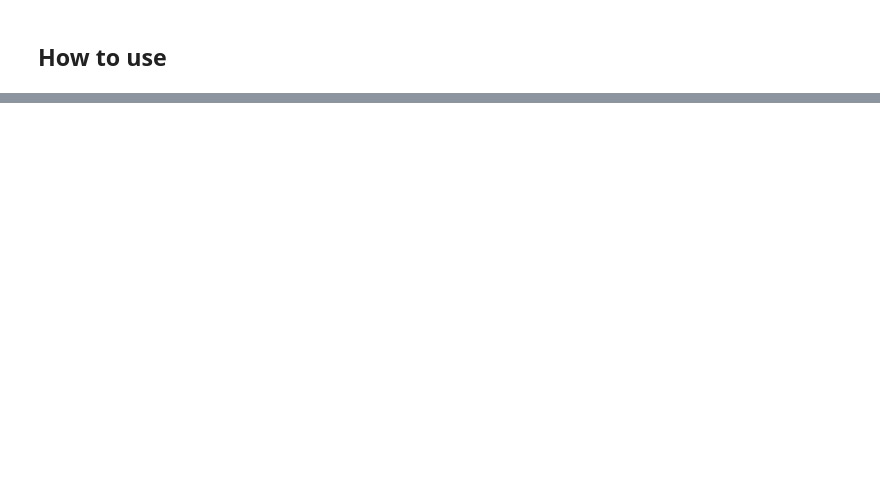
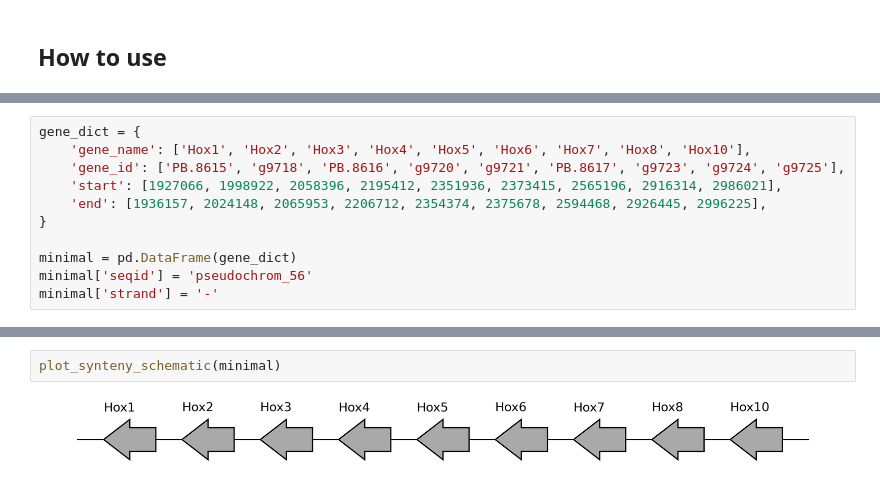
Before and after one commit to galicae/geneorder, a Jupyter notebook: nbs/index.ipynb, the cells around one changed output, grey strips where cells are left out. Drawn from its saved outputs; the diff is of its cells as text; blank space fills up the shorter version.

```diff
--- a/nbs/index.ipynb
+++ b/nbs/index.ipynb
@@ -59,0 +56,11 @@ The most basic `geneorder` use case is when you have a list of genes that are co
+# %%
+gene_dict = {
+    'gene_name': ['Hox1', 'Hox2', 'Hox3', 'Hox4', 'Hox5', 'Hox6', 'Hox7', 'Hox8', 'Hox10'],
+    'gene_id': ['PB.8615', 'g9718', 'PB.8616', 'g9720', 'g9721', 'PB.8617', 'g9723', 'g9724', 'g9725'],
+    'start': [1927066, 1998922, 2058396, 2195412, 2351936, 2373415, 2565196, 2916314, 2986021],
+    'end': [1936157, 2024148, 2065953, 2206712, 2354374, 2375678, 2594468, 2926445, 2996225],
+}
+
+minimal = pd.DataFrame(gene_dict)
+minimal['seqid'] = 'pseudochrom_56'
+minimal['strand'] = '-'
@@ -59,0 +80,4 @@ The most basic `geneorder` use case is when you have a list of genes that are co
+# %%
+plot_synteny_schematic(minimal)
+# %% [output]
+[figure, added]
```
Also changed, not shown: parts of 15 cells of this notebook, 2 other files.
